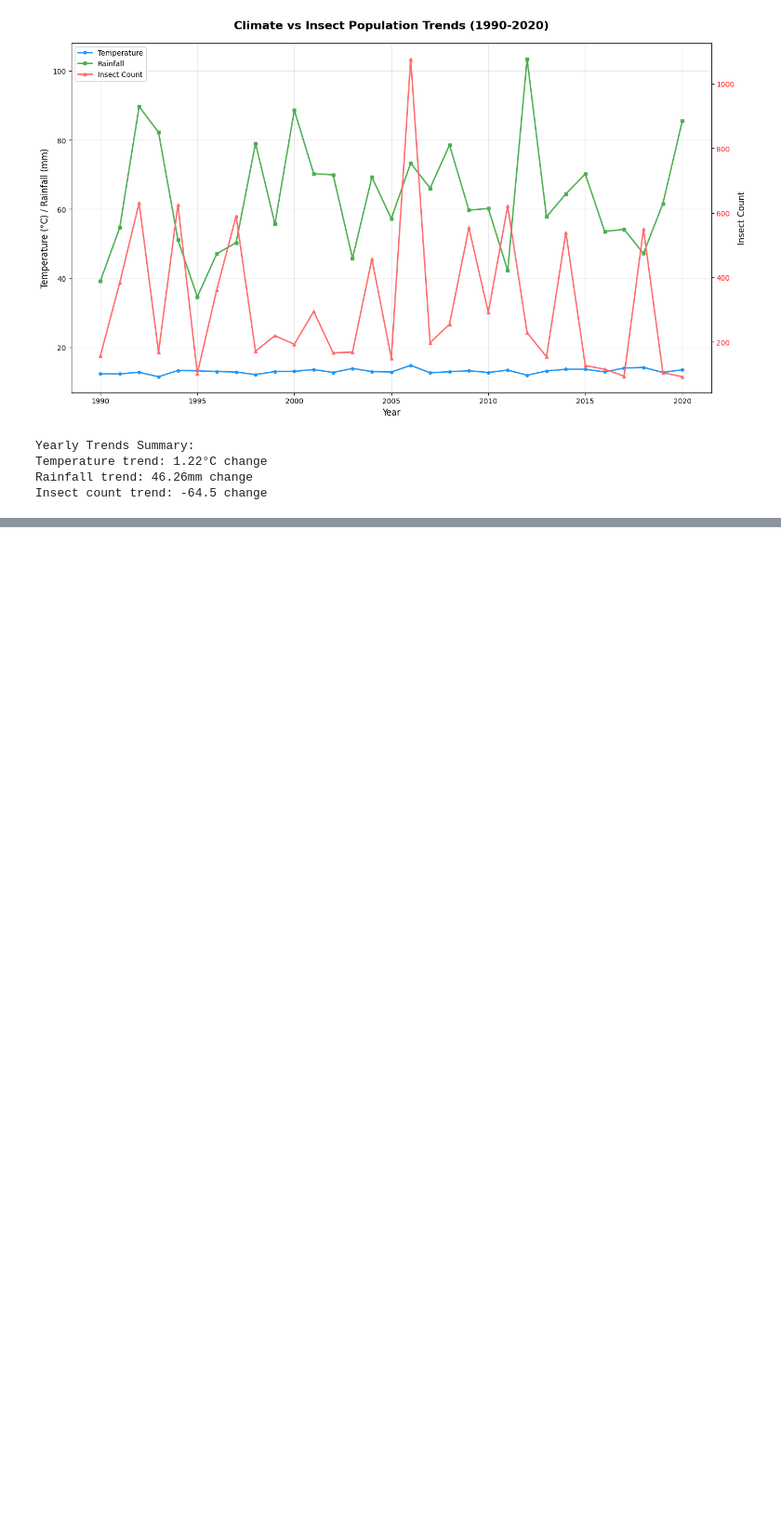
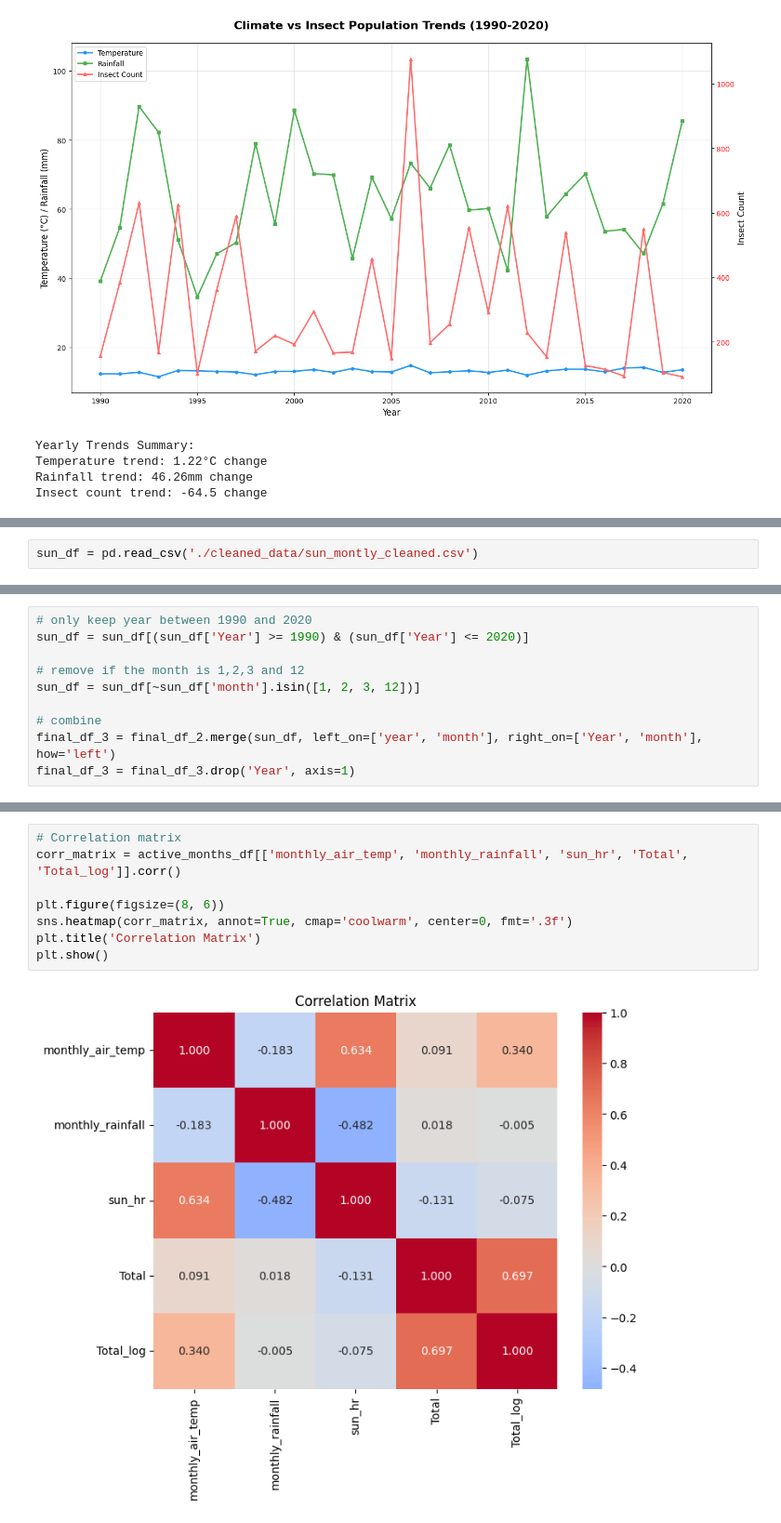
Before and after one commit to swimmingkirby/TeamOthers, a Jupyter notebook: ai/regression_final.ipynb, the cells around one changed output, grey strips where cells are left out. Shown at 93% size. Drawn from its saved outputs; the diff is of its cells as text; blank space fills up the shorter version.

```diff
--- a/ai/regression_final.ipynb
+++ b/ai/regression_final.ipynb
@@ -930,0 +807,2 @@ Insect count trend: -64.5 change
+# %%
+sun_df = pd.read_csv('./cleaned_data/sun_montly_cleaned.csv')
@@ -930,0 +818,10 @@ Insect count trend: -64.5 change
+# %%
+# only keep year between 1990 and 2020
+sun_df = sun_df[(sun_df['Year'] >= 1990) & (sun_df['Year'] <= 2020)]
+
+# remove if the month is 1,2,3 and 12
+sun_df = sun_df[~sun_df['month'].isin([1, 2, 3, 12])]
+
+# combine
+final_df_3 = final_df_2.merge(sun_df, left_on=['year', 'month'], right_on=['Year', 'month'], how='left')
+final_df_3 = final_df_3.drop('Year', axis=1)
@@ -930,0 +963,10 @@ Insect count trend: -64.5 change
+# %%
+# Correlation matrix
+corr_matrix = active_months_df[['monthly_air_temp', 'monthly_rainfall', 'sun_hr', 'Total', 'Total_log']].corr()
+
+plt.figure(figsize=(8, 6))
+sns.heatmap(corr_matrix, annot=True, cmap='coolwarm', center=0, fmt='.3f')
+plt.title('Correlation Matrix')
+plt.show()
+# %% [output]
+[figure, added]
```
Also changed, not shown: parts of 10 cells of this notebook, 8 other files.
